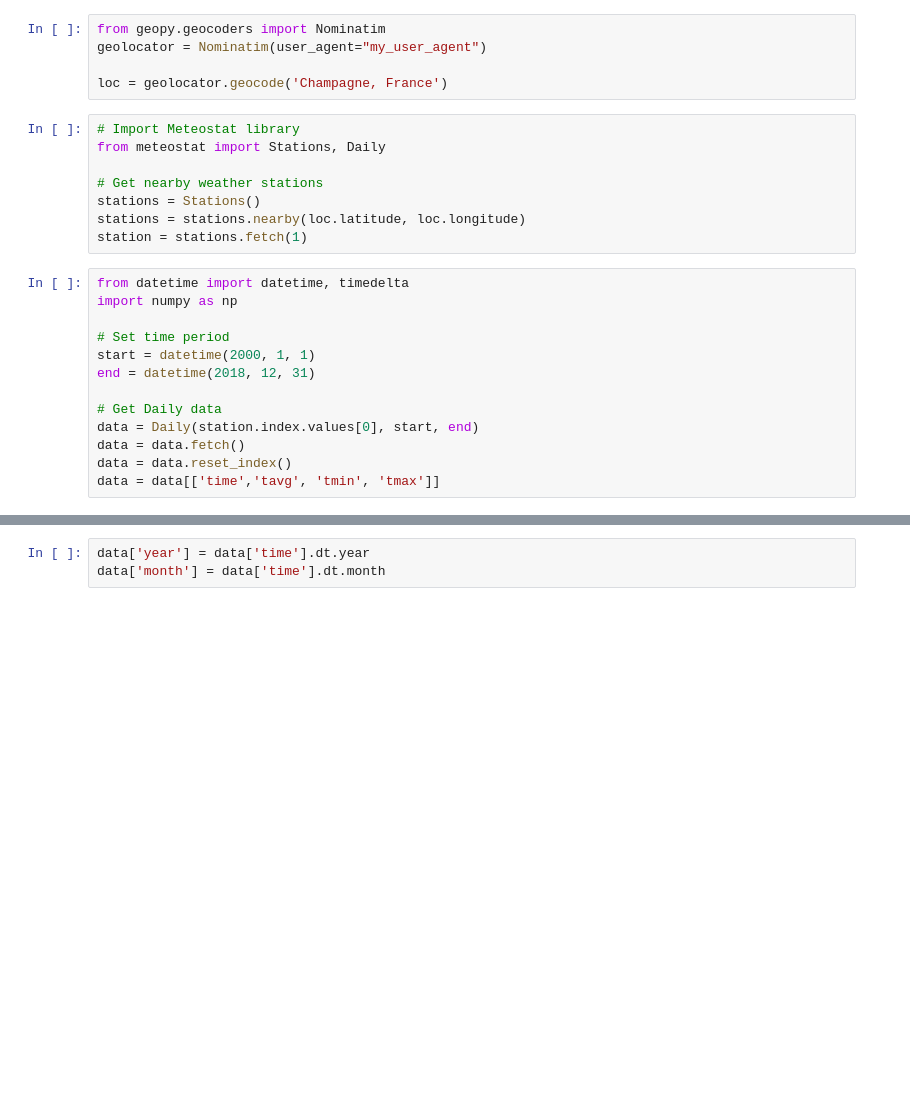
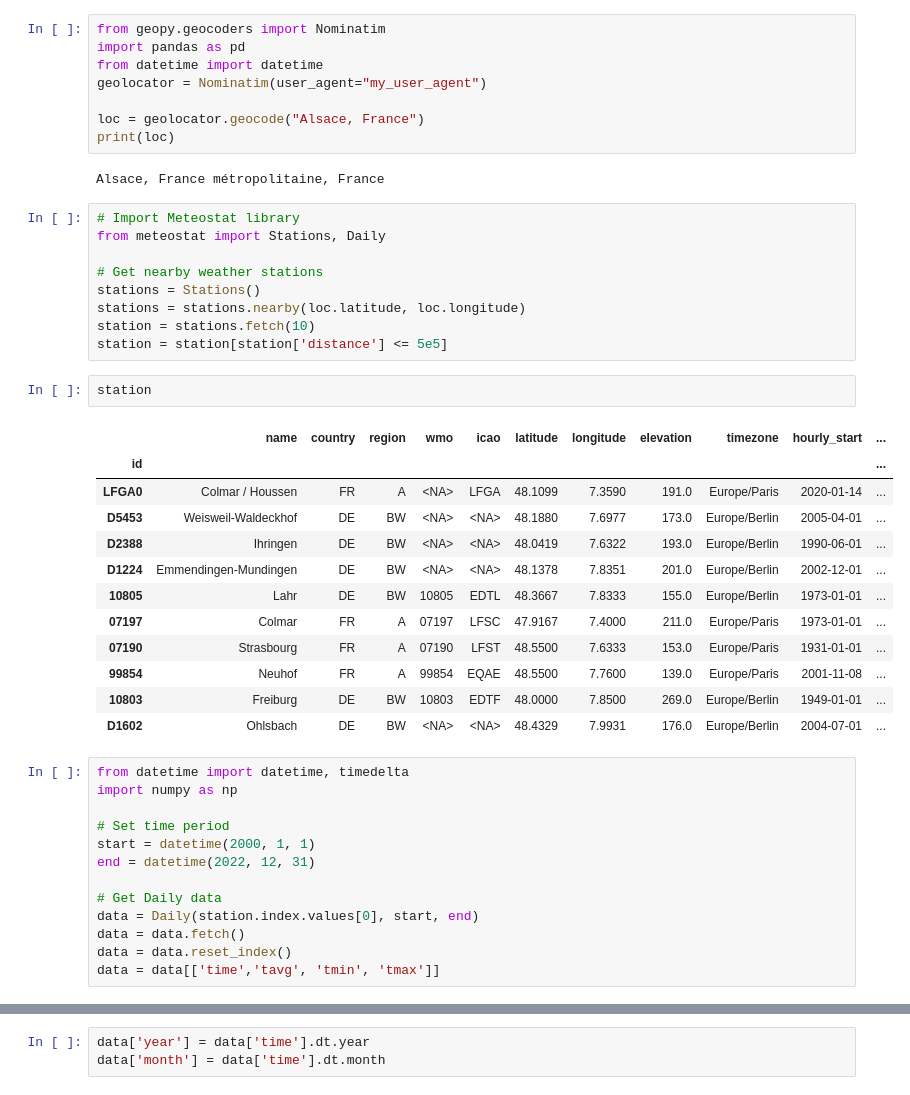
Before and after one commit to regraded0101/dragon-fever-night, a Jupyter notebook: main.ipynb, the cells around one changed output, grey strips where cells are left out. Drawn from its saved outputs; the diff is of its cells as text; blank space fills up the shorter version.

```diff
--- a/main.ipynb
+++ b/main.ipynb
@@ -1,8 +1,13 @@
 # %%
 from geopy.geocoders import Nominatim
+import pandas as pd
+from datetime import datetime
 geolocator = Nominatim(user_agent="my_user_agent")
 
-loc = geolocator.geocode('Champagne, France')
+loc = geolocator.geocode("Alsace, France")
+print(loc)
+# %% [output]
+Alsace, France métropolitaine, France
 # %%
 # Import Meteostat library
 from meteostat import Stations, Daily
@@ -10,14 +15,30 @@ from meteostat import Stations, Daily
 # Get nearby weather stations
 stations = Stations()
 stations = stations.nearby(loc.latitude, loc.longitude)
-station = stations.fetch(1)
+station = stations.fetch(10)
+station = station[station['distance'] <= 5e5]
+# %%
+station
+# %% [output]
+|  | name | country | region | wmo | icao | latitude | longitude | elevation | timezone | hourly_start | ... |
+| id |  |  |  |  |  |  |  |  |  |  | ... |
+| LFGA0 | Colmar / Houssen | FR | A | <NA> | LFGA | 48.1099 | 7.3590 | 191.0 | Europe/Paris | 2020-01-14 | ... |
+| D5453 | Weisweil-Waldeckhof | DE | BW | <NA> | <NA> | 48.1880 | 7.6977 | 173.0 | Europe/Berlin | 2005-04-01 | ... |
+| D2388 | Ihringen | DE | BW | <NA> | <NA> | 48.0419 | 7.6322 | 193.0 | Europe/Berlin | 1990-06-01 | ... |
+| D1224 | Emmendingen-Mundingen | DE | BW | <NA> | <NA> | 48.1378 | 7.8351 | 201.0 | Europe/Berlin | 2002-12-01 | ... |
+| 10805 | Lahr | DE | BW | 10805 | EDTL | 48.3667 | 7.8333 | 155.0 | Europe/Berlin | 1973-01-01 | ... |
+| 07197 | Colmar | FR | A | 07197 | LFSC | 47.9167 | 7.4000 | 211.0 | Europe/Paris | 1973-01-01 | ... |
+| 07190 | Strasbourg | FR | A | 07190 | LFST | 48.5500 | 7.6333 | 153.0 | Europe/Paris | 1931-01-01 | ... |
+| 99854 | Neuhof | FR | A | 99854 | EQAE | 48.5500 | 7.7600 | 139.0 | Europe/Paris | 2001-11-08 | ... |
+| 10803 | Freiburg | DE | BW | 10803 | EDTF | 48.0000 | 7.8500 | 269.0 | Europe/Berlin | 1949-01-01 | ... |
+| D1602 | Ohlsbach | DE | BW | <NA> | <NA> | 48.4329 | 7.9931 | 176.0 | Europe/Berlin | 2004-07-01 | ... |
 # %%
 from datetime import datetime, timedelta
 import numpy as np
 
 # Set time period
 start = datetime(2000, 1, 1)
-end = datetime(2018, 12, 31)
+end = datetime(2022, 12, 31)
 
 # Get Daily data
 data = Daily(station.index.values[0], start, end)
```
Also changed, not shown: parts of 7 cells of this notebook, 4 other files.
